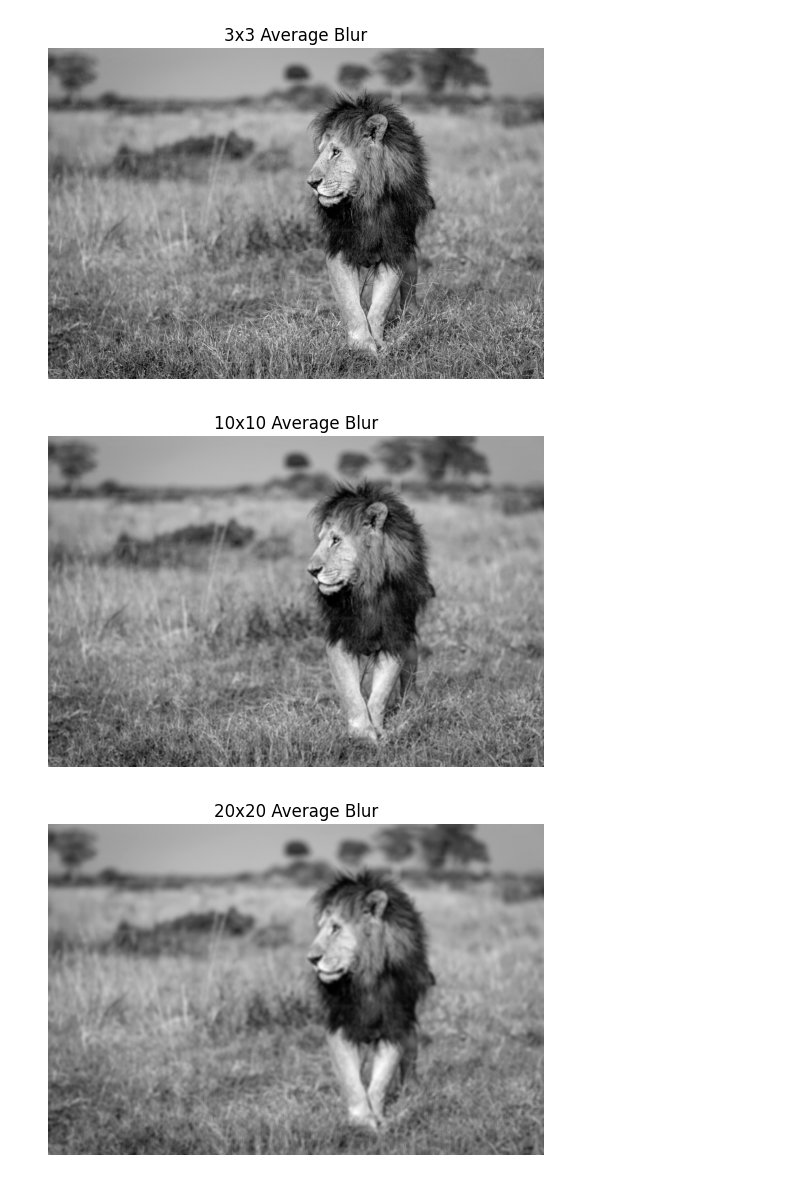
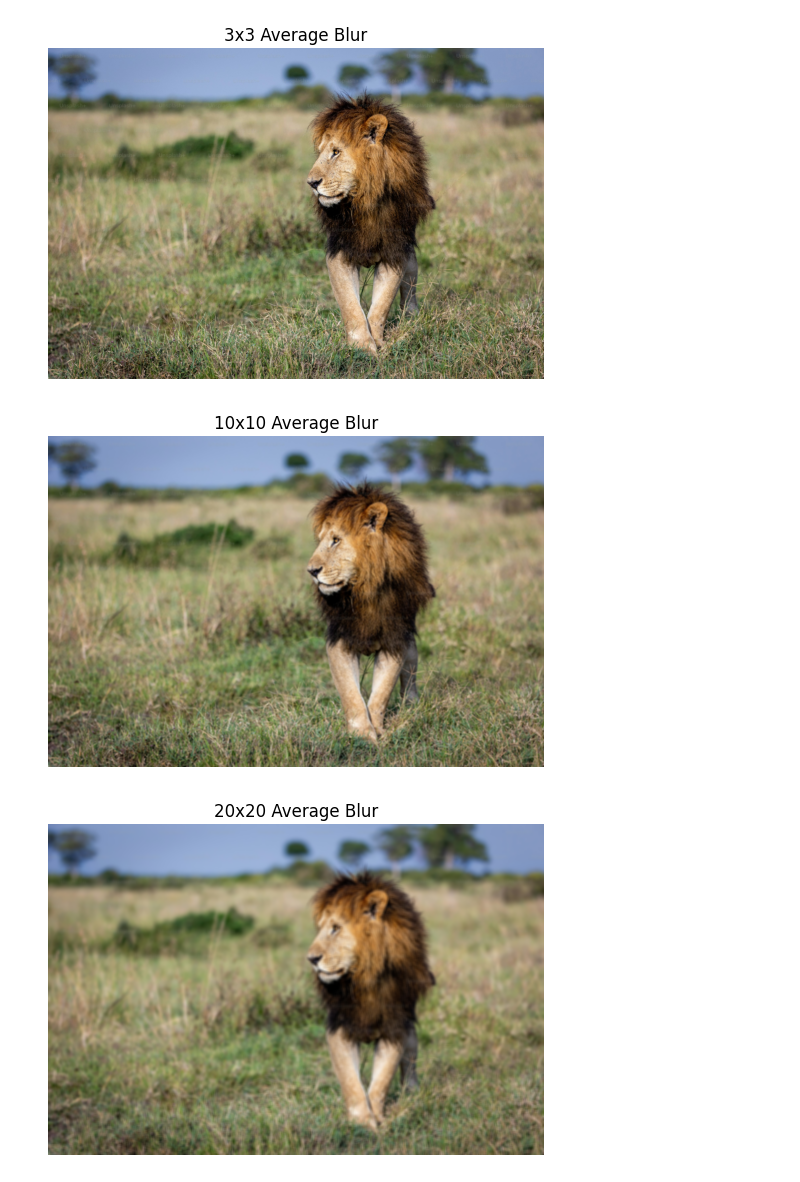
Before and after one commit to MalinduDissanayaka/Computer_Vision_Takehome_Assignment_1, a Jupyter notebook: Task2_Blurring.ipynb, the cells around one changed output. Cells and saved outputs as stored; diff of their text form; code cells hidden in the pictures.

Commit message:
remove the gray scale of the image

```diff
--- a/Task2_Blurring.ipynb
+++ b/Task2_Blurring.ipynb
@@ -1,21 +1,29 @@
 # %%
-import cv2, numpy as np
+import cv2
+import numpy as np
 import matplotlib.pyplot as plt
 import os
 
 kernel_sizes = [3, 10, 20]
 
-img = cv2.imread('images/input.jpg', cv2.IMREAD_GRAYSCALE)
+
+img = cv2.imread('images/input.jpg')
+
+
 os.makedirs('outputs/task2', exist_ok=True)
 
 for k in kernel_sizes:
     blurred = cv2.blur(img, (k, k))
+
+
     cv2.imwrite(f'outputs/task2/blur_{k}x{k}.jpg', blurred)
-    plt.imshow(blurred, cmap='gray')
+
+
+    plt.imshow(cv2.cvtColor(blurred, cv2.COLOR_BGR2RGB))
     plt.title(f"{k}x{k} Average Blur")
     plt.axis('off')
     plt.show()
 # %% [output]
-[figure, old version]
+[figure, new version]
-[figure, old version]
+[figure, new version]
-[figure, old version]
+[figure, new version]
```
Also changed, not shown: 12 other files.
